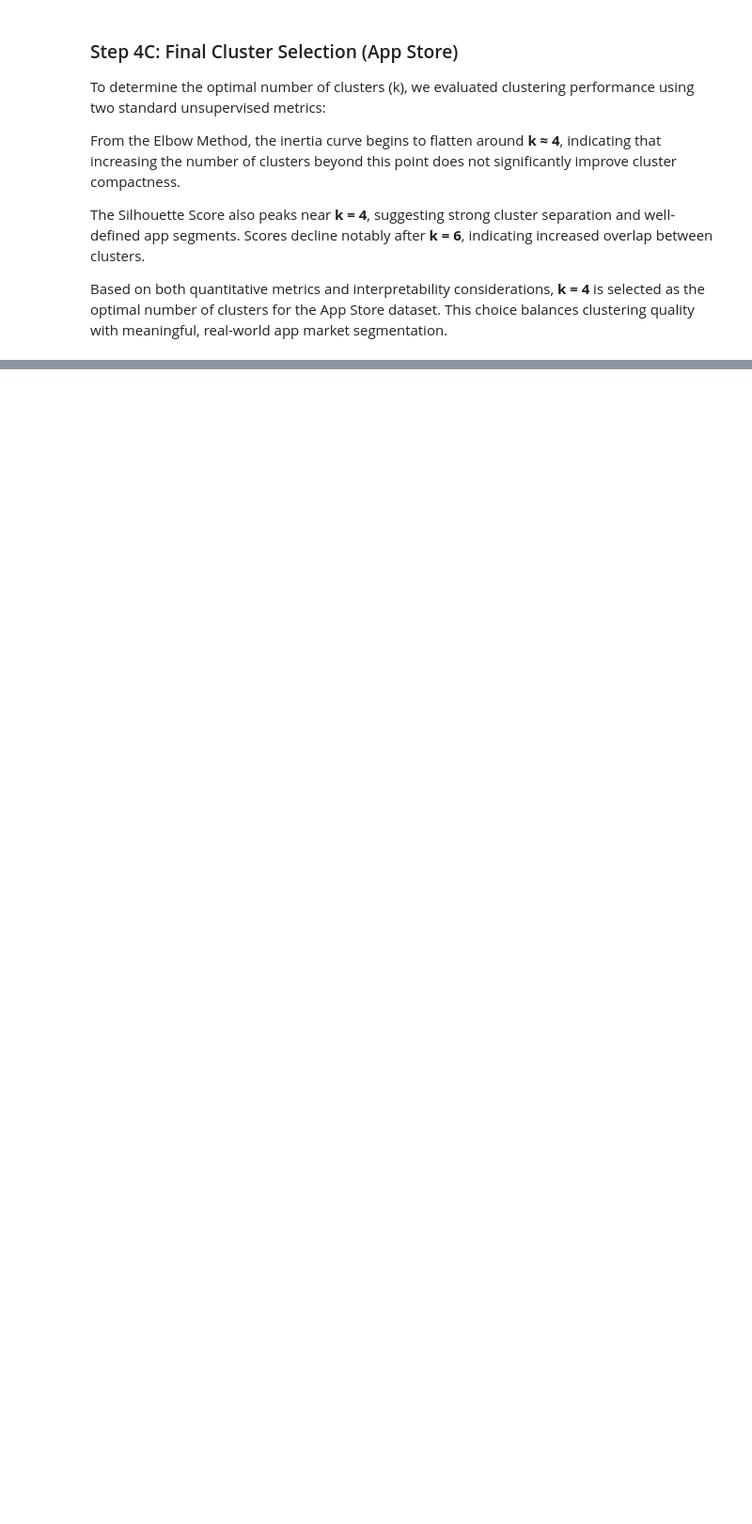
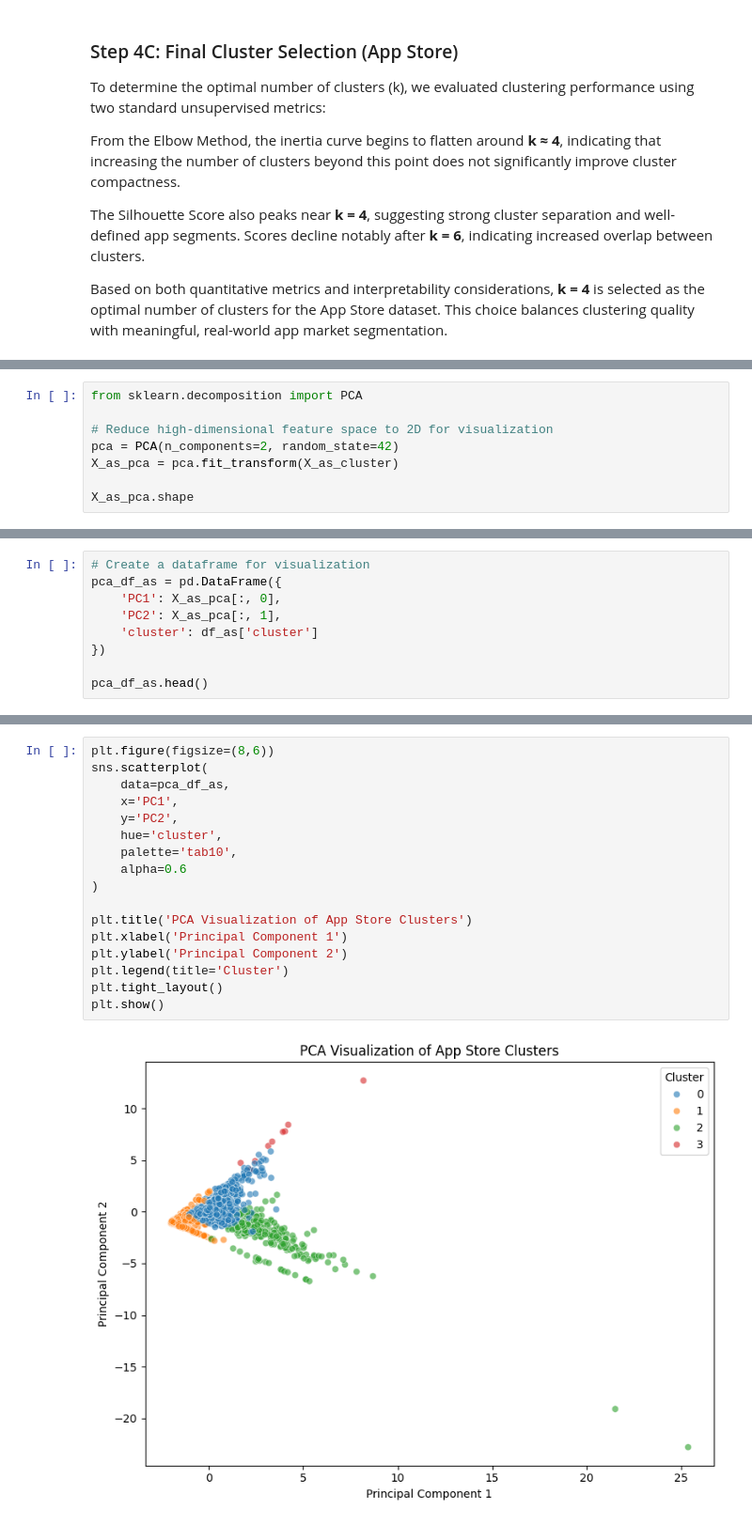
Before and after one commit to Dhairyaxshah/Appfluence, a Jupyter notebook: notebooks/04_unsupervised_ml.ipynb, the cells around one changed output, grey strips where cells are left out. Shown at 94% size. Cells and saved outputs as stored; diff of their text form; blank space fills up the shorter version.

```diff
--- a/notebooks/04_unsupervised_ml.ipynb
+++ b/notebooks/04_unsupervised_ml.ipynb
@@ -333,0 +471,8 @@ Based on both quantitative metrics and interpretability considerations, **k = 4*
+# %%
+from sklearn.decomposition import PCA
+
+# Reduce high-dimensional feature space to 2D for visualization
+pca = PCA(n_components=2, random_state=42)
+X_as_pca = pca.fit_transform(X_as_cluster)
+
+X_as_pca.shape
@@ -333,0 +481,9 @@ Based on both quantitative metrics and interpretability considerations, **k = 4*
+# %%
+# Create a dataframe for visualization
+pca_df_as = pd.DataFrame({
+    'PC1': X_as_pca[:, 0],
+    'PC2': X_as_pca[:, 1],
+    'cluster': df_as['cluster']
+})
+
+pca_df_as.head()
@@ -333,0 +497,19 @@ Based on both quantitative metrics and interpretability considerations, **k = 4*
+# %%
+plt.figure(figsize=(8,6))
+sns.scatterplot(
+    data=pca_df_as,
+    x='PC1',
+    y='PC2',
+    hue='cluster',
+    palette='tab10',
+    alpha=0.6
+)
+
+plt.title('PCA Visualization of App Store Clusters')
+plt.xlabel('Principal Component 1')
+plt.ylabel('Principal Component 2')
+plt.legend(title='Cluster')
+plt.tight_layout()
+plt.show()
+# %% [output]
+[figure, added]
```
Also changed, not shown: parts of 11 cells of this notebook.
